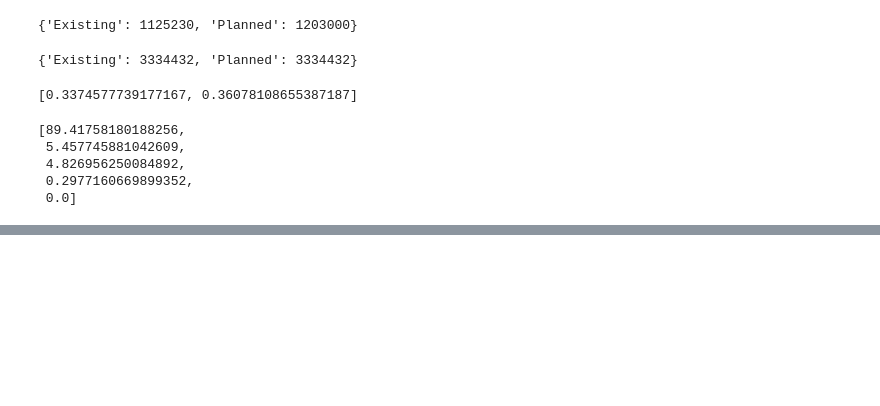
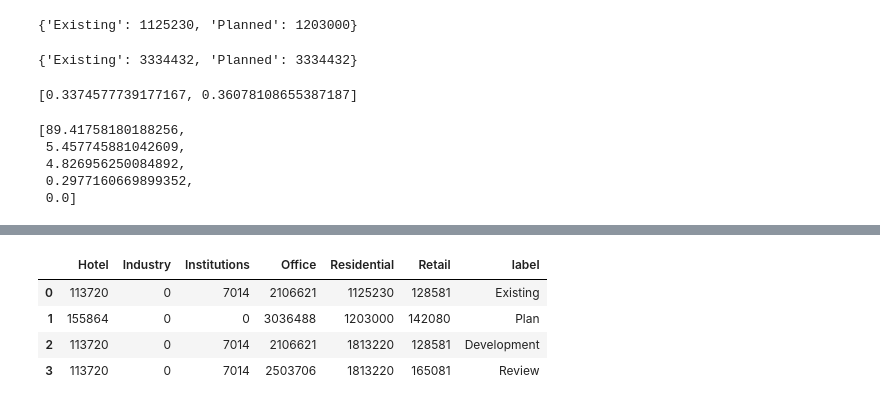
Before and after one commit to indranik/Project2, a Jupyter notebook: table.ipynb, the cells around one changed output, grey strips where cells are left out. Cells and saved outputs as stored; diff of their text form; code cells hidden in the pictures; blank space fills up the shorter version.

```diff
--- a/table.ipynb
+++ b/table.ipynb
@@ -94,0 +153,13 @@ total =
+# %%
+hotel = []
+for col in hot_col:
+    hotel.append(row_selected[col].item())
+institute = []
+for col in ins_col:
+    institute.append(row_selected[col].item())
+indust = []
+for col in ind_col:
+    indust.append(row_selected[col].item())
+residen = []
+for col in res_col:
+    residen.append(row_selected[col].item())
@@ -94,0 +189,8 @@ total =
+# %%
+newtable_df
+# %% [output]
+|  | Hotel | Industry | Institutions | Office | Residential | Retail | label |
+| 0 | 113720 | 0 | 7014 | 2106621 | 1125230 | 128581 | Existing |
+| 1 | 155864 | 0 | 0 | 3036488 | 1203000 | 142080 | Plan |
+| 2 | 113720 | 0 | 7014 | 2106621 | 1813220 | 128581 | Development |
+| 3 | 113720 | 0 | 7014 | 2503706 | 1813220 | 165081 | Review |
```
Also changed, not shown: parts of 18 cells of this notebook, 4 other files.
